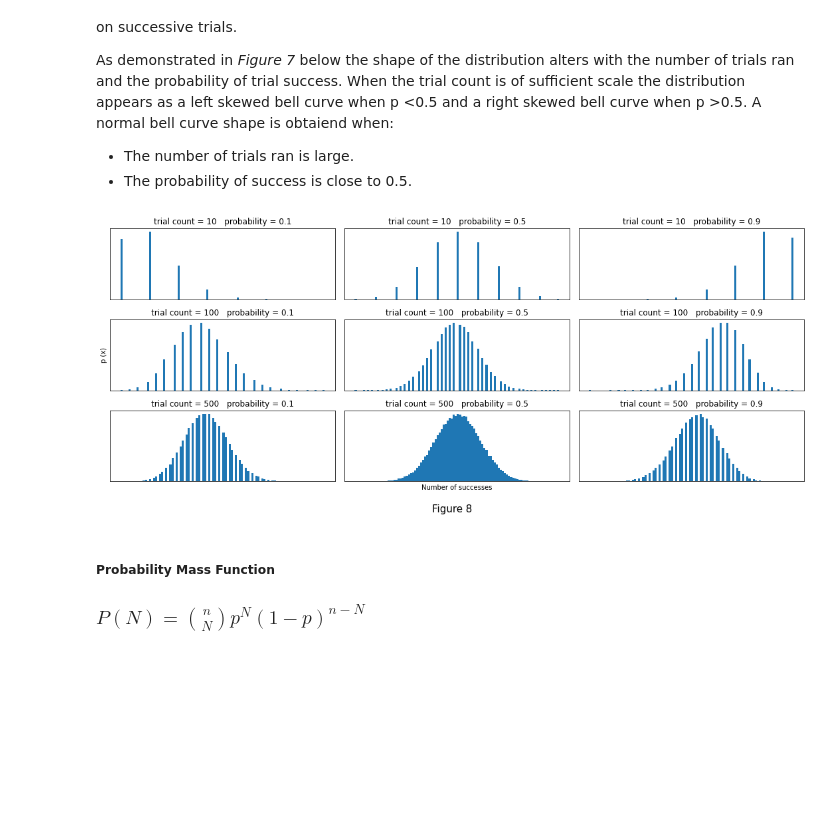
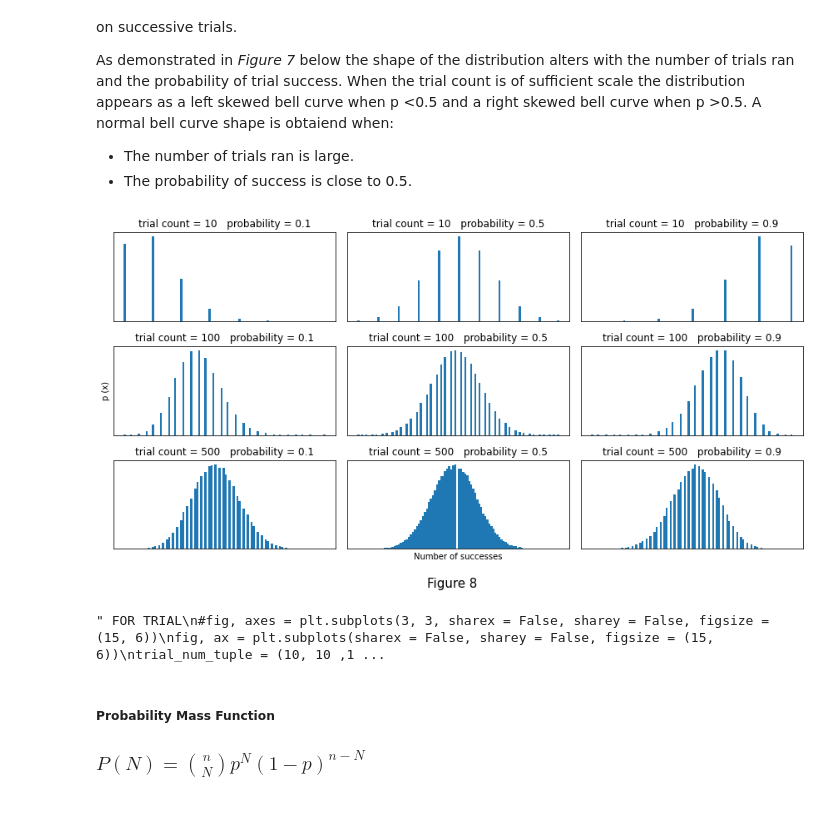
Before and after one commit to CiaranMoran27/playing_with_jupyter, a Jupyter notebook: numpy-random.ipynb, the cells around one changed output. Saved outputs shown, nothing was run; the diff lists cells and outputs as text; code cells hidden in the pictures; blank space fills up the shorter version.

```diff
--- a/numpy-random.ipynb
+++ b/numpy-random.ipynb
@@ -531,31 +531,48 @@ As demonstrated in *Figure 7* below the shape of the distribution alters with th
 # %%
 def plot_binomial_array(subplot_ref, trial_num, p):
     array = rng.binomial(trial_num, p, 100000)
     axs[subplot_ref].hist(array, bins = 100)
     axs[subplot_ref].title.set_text('trial count = {}   probability = {}'.format(trial_num, p))
     axs[subplot_ref].set_xticks([])
     axs[subplot_ref].set_yticks([])
 
-Fig, axs = plt.subplots(3, 3, sharex = False, sharey = False, figsize = (15, 6))
+Fig, axs = plt.subplots(3, 3, sharex = False, sharey = False, figsize = (12, 6))
 plt.figtext(0.5, -0.05, 'Figure 8', wrap = True, horizontalalignment = 'center', fontsize = 15)
 axs[2, 1].set_xlabel('Number of successes')
 axs[1, 0].set_ylabel('p (x)')
 
 plot_binomial_array((0, 0), trial_num = 10, p = 0.1)
 plot_binomial_array((0, 1), trial_num = 10, p = 0.5)
 plot_binomial_array((0, 2), trial_num = 10, p = 0.9)
 
 plot_binomial_array((1, 0), trial_num = 100, p = 0.1)
 plot_binomial_array((1, 1), trial_num = 100, p = 0.5)
 plot_binomial_array((1, 2), trial_num = 100, p = 0.9)
 
 plot_binomial_array((2, 0), trial_num = 500, p = 0.1)
 plot_binomial_array((2, 1), trial_num = 500, p = 0.5)
 plot_binomial_array((2, 2), trial_num = 500, p = 0.9)
 
 plt.tight_layout()
 # %% [output]
-[figure, old version]
+[figure, new version]
+# %%
+''' FOR TRIAL
+#fig, axes = plt.subplots(3, 3, sharex = False, sharey = False, figsize = (15, 6))
+fig, ax = plt.subplots(sharex = False, sharey = False, figsize = (15, 6))
+trial_num_tuple = (10, 10 ,10, 100, 100 ,100, 500 ,500 ,500)
+probability_tuple = (0.1, 0.5 ,0.9, 0.1, 0.5 ,0.9, 0.1, 0.5 ,0.9)
+column_list = ['tlow_plow', 'tlow_pmedium', 'tlow_high',
+               'tmedium_plow', 'tmedium_pmedium', 'tmedium_high',
+               'thigh_plow', 'thigh_pmedium', 'thigh_high']
+
+array = rng.binomial(trial_num_tuple,  probability_tuple, (100000, 9))
+df = pd.DataFrame(array, columns = column_list)
+
+sns.kdeplot(data = df, x = 'tlow_high')
+'''
+# %% [output]
+" FOR TRIAL\n#fig, axes = plt.subplots(3, 3, sharex = False, sharey = False, figsize = (15, 6))\nfig, ax = plt.subplots(sharex = False, sharey = False, figsize = (15, 6))\ntrial_num_tuple = (10, 10 ,1 ...
 # %% [markdown]
 ##### Probability Mass Function
 <h3>$P(N)={n \choose N}{p^N}{(1-p)}^{n-N}$ <h3>
```
Also changed, not shown: parts of 24 cells of this notebook, 1 other file.
